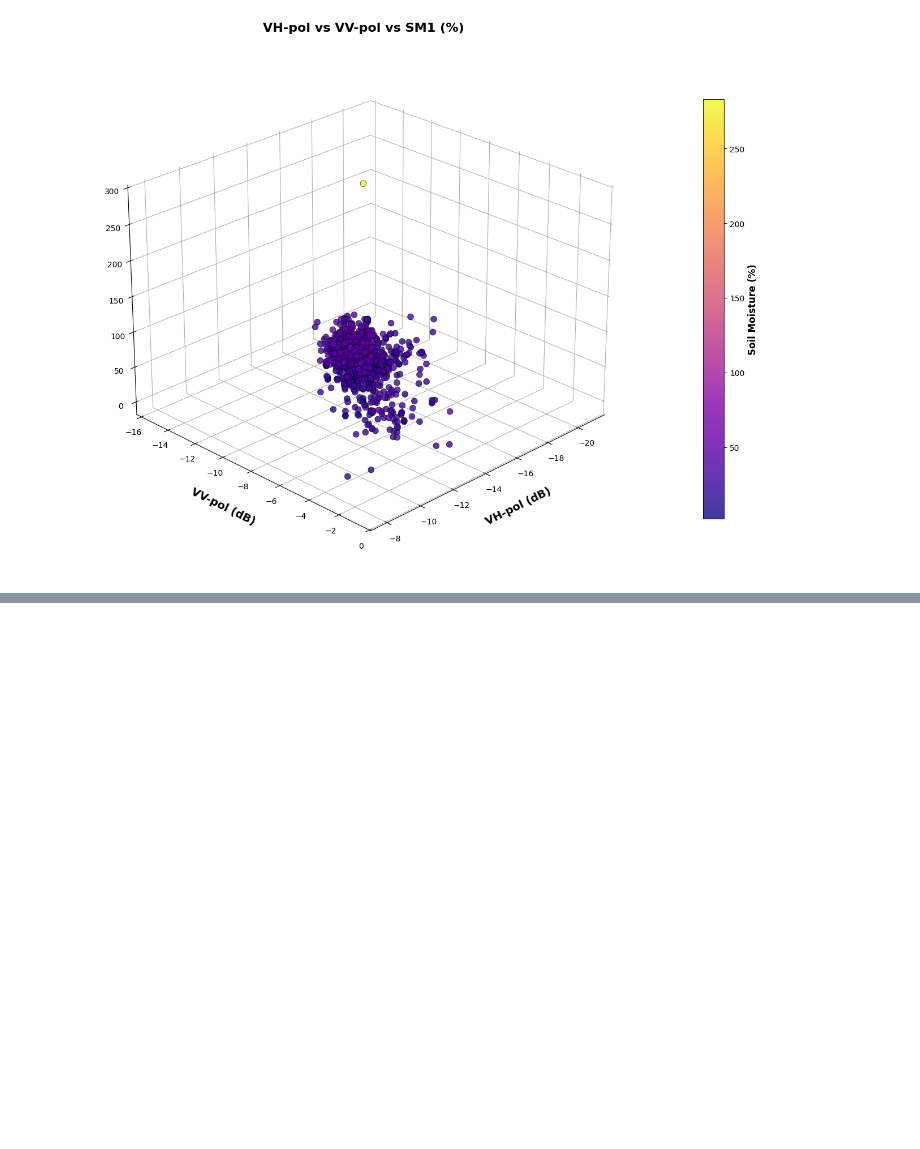
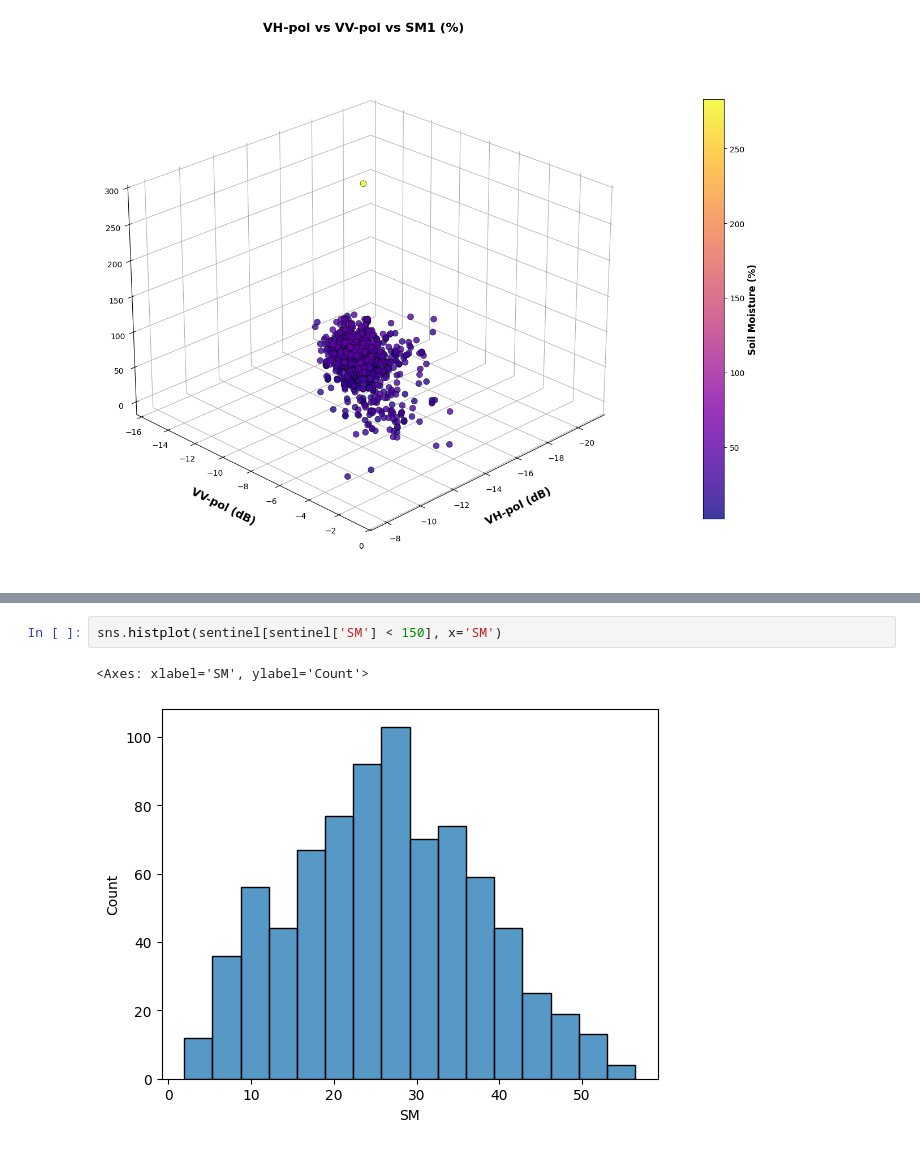
Before and after one commit to kshipra-jadav/major-2-experiments, a Jupyter notebook: code/results_vis.ipynb, the cells around one changed output, grey strips where cells are left out. Drawn from its saved outputs; the diff is of its cells as text; blank space fills up the shorter version.

```diff
--- a/code/results_vis.ipynb
+++ b/code/results_vis.ipynb
@@ -171,0 +199,5 @@ make_3d_plot(sentinel, 'VH-pol', 'VV-pol', 'SM1 (%)', '/home/kshipra/work/major/
+# %%
+sns.histplot(sentinel[sentinel['SM'] < 150], x='SM')
+# %% [output]
+<Axes: xlabel='SM', ylabel='Count'>
+[figure, added]
```
Also changed, not shown: parts of 11 cells of this notebook, 17 other files.
